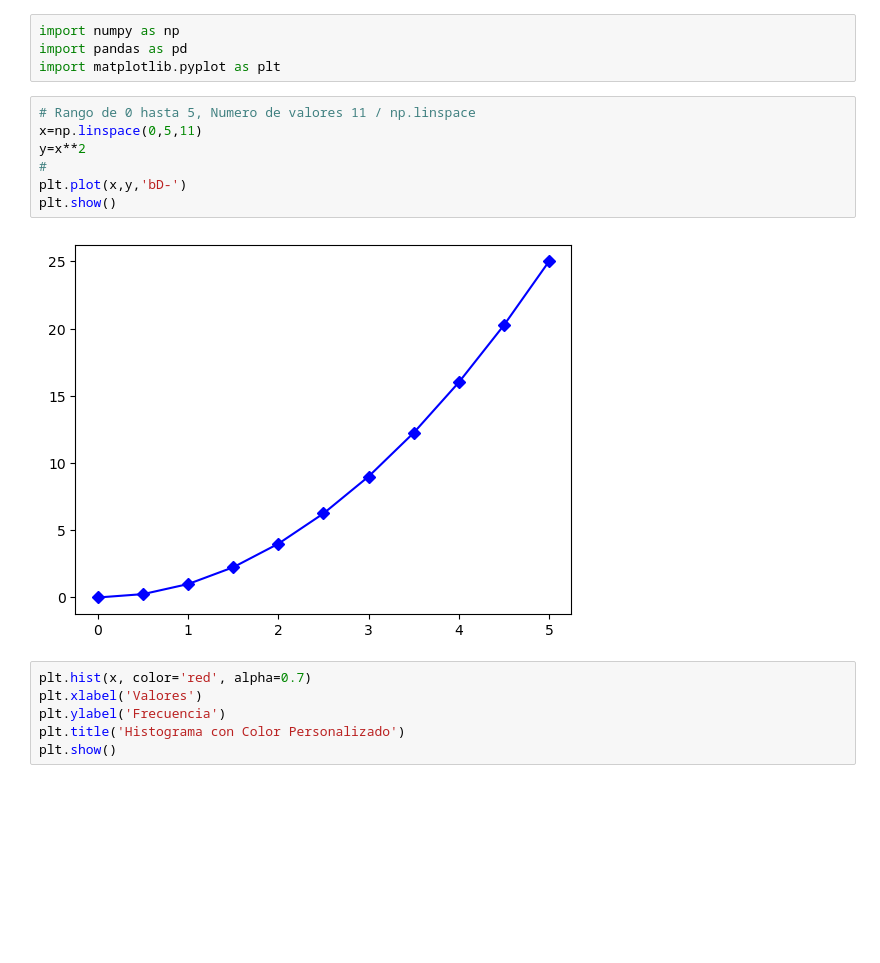
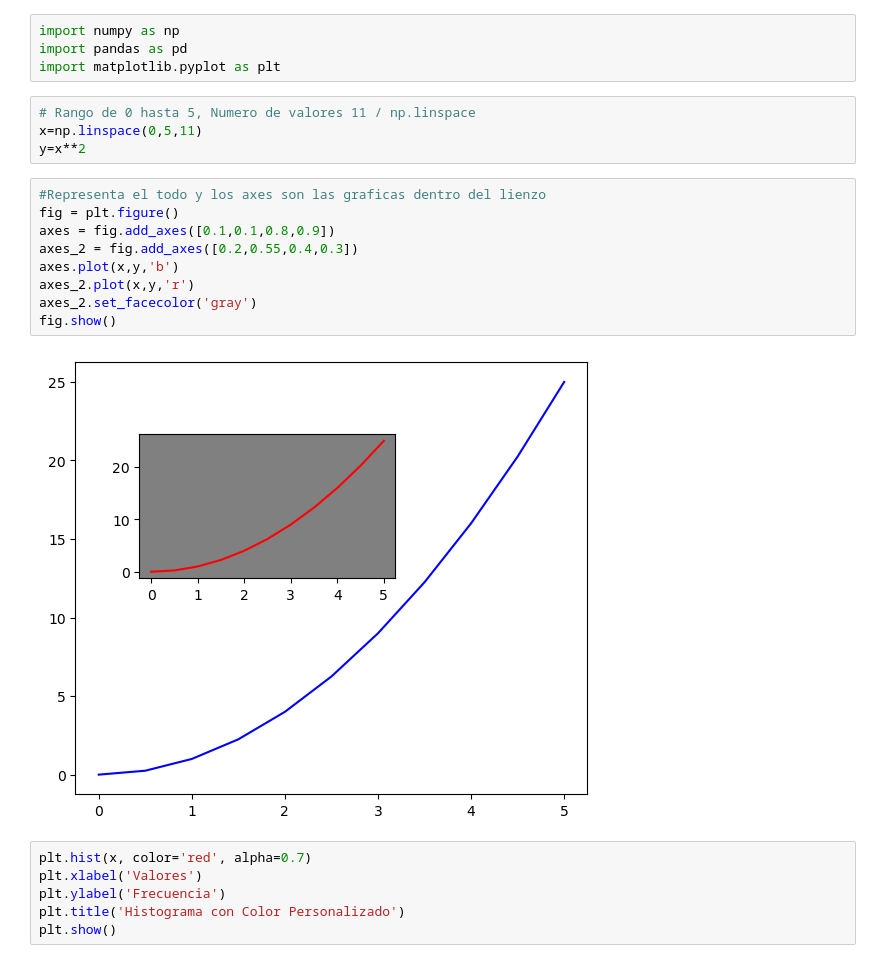
Before and after one commit to data4if/project_one, a Jupyter notebook: one/object_oriented.ipynb, the cells around one changed output. Cells and saved outputs as stored; diff of their text form; blank space fills up the shorter version.

Commit message:
images

```diff
--- a/one/object_oriented.ipynb
+++ b/one/object_oriented.ipynb
@@ -6,11 +6,17 @@ import matplotlib.pyplot as plt
 # Rango de 0 hasta 5, Numero de valores 11 / np.linspace
 x=np.linspace(0,5,11)
 y=x**2
-#
-plt.plot(x,y,'bD-')
-plt.show()
-# %% [output]
-[figure, removed]
+# %%
+#Representa el todo y los axes son las graficas dentro del lienzo
+fig = plt.figure()
+axes = fig.add_axes([0.1,0.1,0.8,0.9])
+axes_2 = fig.add_axes([0.2,0.55,0.4,0.3])
+axes.plot(x,y,'b')
+axes_2.plot(x,y,'r')
+axes_2.set_facecolor('gray')
+fig.show()
+# %% [output]
+[figure, added]
 # %%
 plt.hist(x, color='red', alpha=0.7)
 plt.xlabel('Valores')
```
Also changed, not shown: 2 other files.
